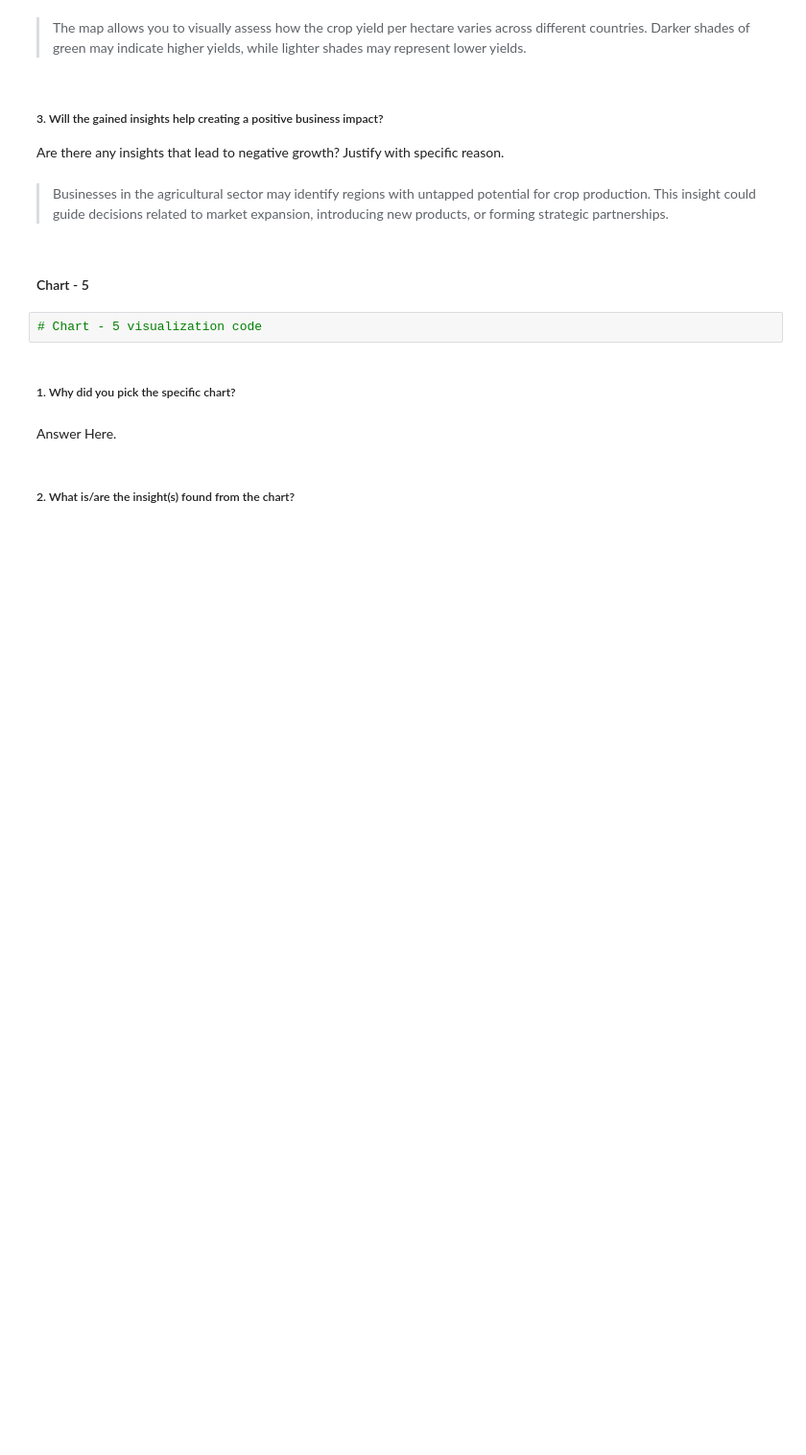
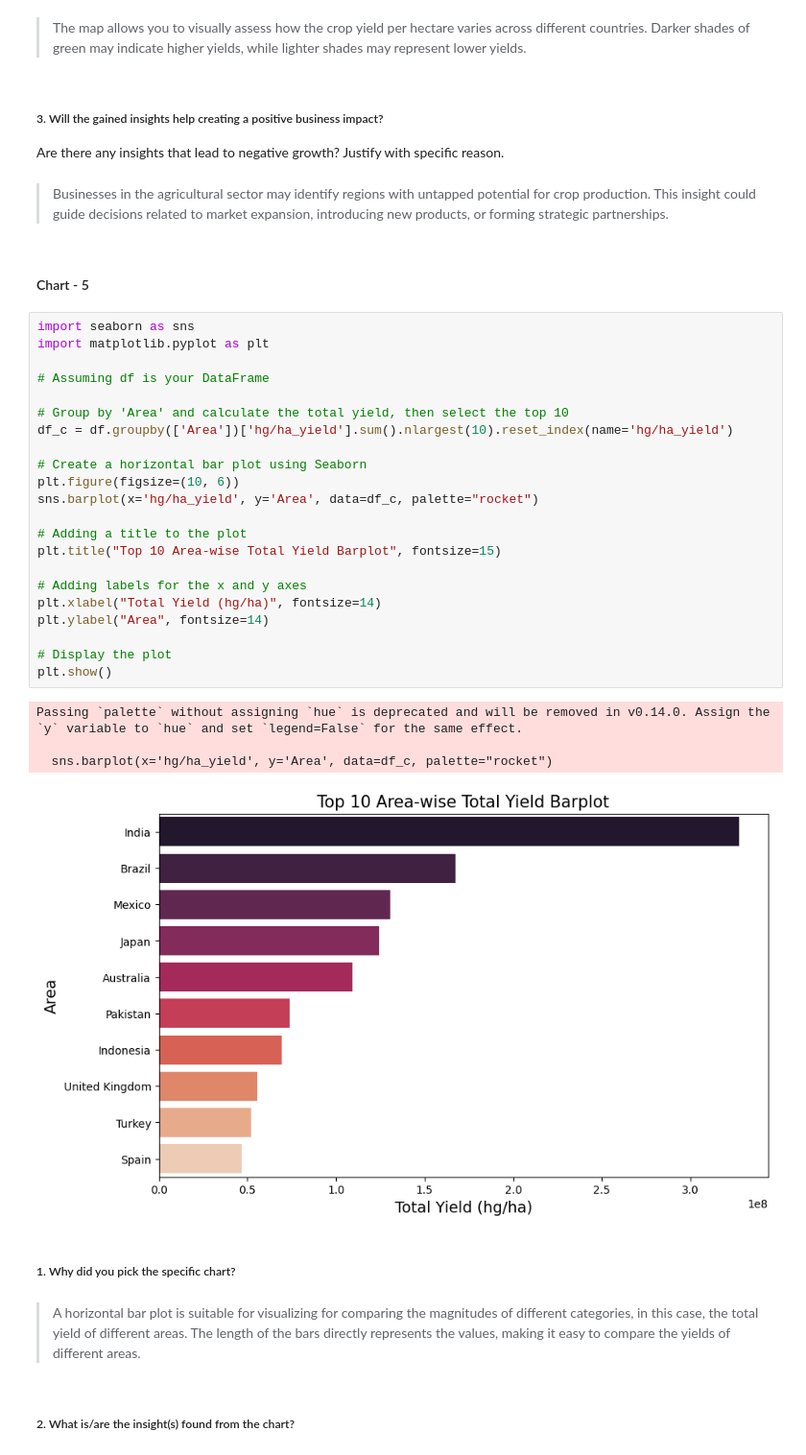
Before and after one commit to Electra89/Supervised_ML_Crop_Yield_Prediction, a Jupyter notebook: Supervised_ML_Crop_Yield_Prediction.ipynb, the cells around one changed output. Shown at 96% size. Saved outputs shown, nothing was run; the diff lists cells and outputs as text; blank space fills up the shorter version.

```diff
--- a/Supervised_ML_Crop_Yield_Prediction.ipynb
+++ b/Supervised_ML_Crop_Yield_Prediction.ipynb
@@ -412,11 +410,36 @@ Are there any insights that lead to negative growth? Justify with specific reaso
 > Businesses in the agricultural sector may identify regions with untapped potential for crop production. This insight could guide decisions related to market expansion, introducing new products, or forming strategic partnerships.
 # %% [markdown]
 #### Chart - 5
-# %%
-# Chart - 5 visualization code
+# %%
+import seaborn as sns
+import matplotlib.pyplot as plt
+
+# Assuming df is your DataFrame
+
+# Group by 'Area' and calculate the total yield, then select the top 10
+df_c = df.groupby(['Area'])['hg/ha_yield'].sum().nlargest(10).reset_index(name='hg/ha_yield')
+
+# Create a horizontal bar plot using Seaborn
+plt.figure(figsize=(10, 6))
+sns.barplot(x='hg/ha_yield', y='Area', data=df_c, palette="rocket")
+
+# Adding a title to the plot
+plt.title("Top 10 Area-wise Total Yield Barplot", fontsize=15)
+
+# Adding labels for the x and y axes
+plt.xlabel("Total Yield (hg/ha)", fontsize=14)
+plt.ylabel("Area", fontsize=14)
+
+# Display the plot
+plt.show()
+# %% [output]
+Passing `palette` without assigning `hue` is deprecated and will be removed in v0.14.0. Assign the `y` variable to `hue` and set `legend=False` for the same effect.
+
+  sns.barplot(x='hg/ha_yield', y='Area', data=df_c, palette="rocket")
+[figure, added]
 # %% [markdown]
 ##### 1. Why did you pick the specific chart?
-# %% [markdown]
-Answer Here.
+# %% [markdown]
+>  A horizontal bar plot is suitable for visualizing for comparing the magnitudes of different categories, in this case, the total yield of different areas. The length of the bars directly represents the values, making it easy to compare the yields of different areas.
 # %% [markdown]
 ##### 2. What is/are the insight(s) found from the chart?
```
Also changed, not shown: parts of 15 cells of this notebook.
